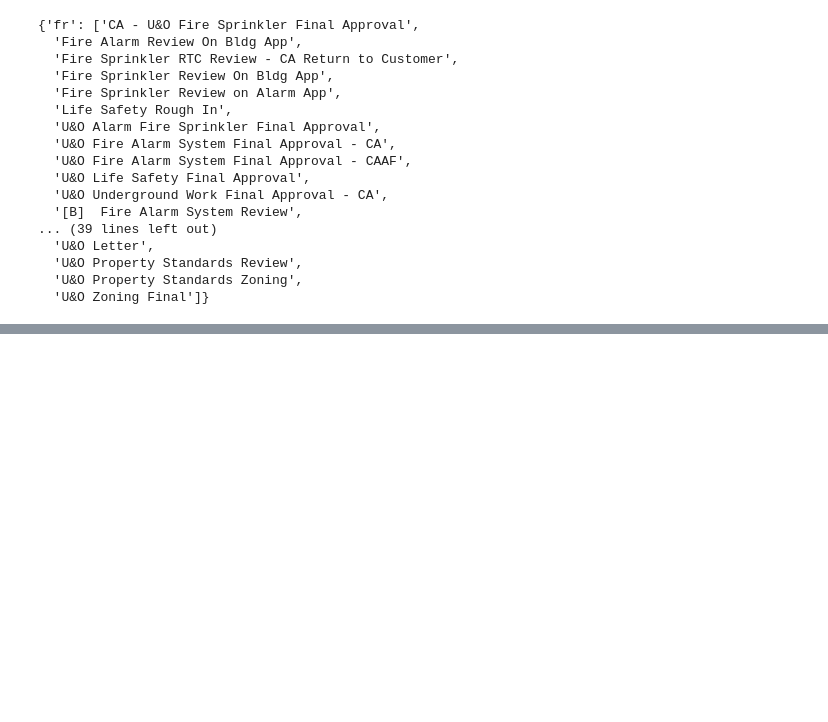
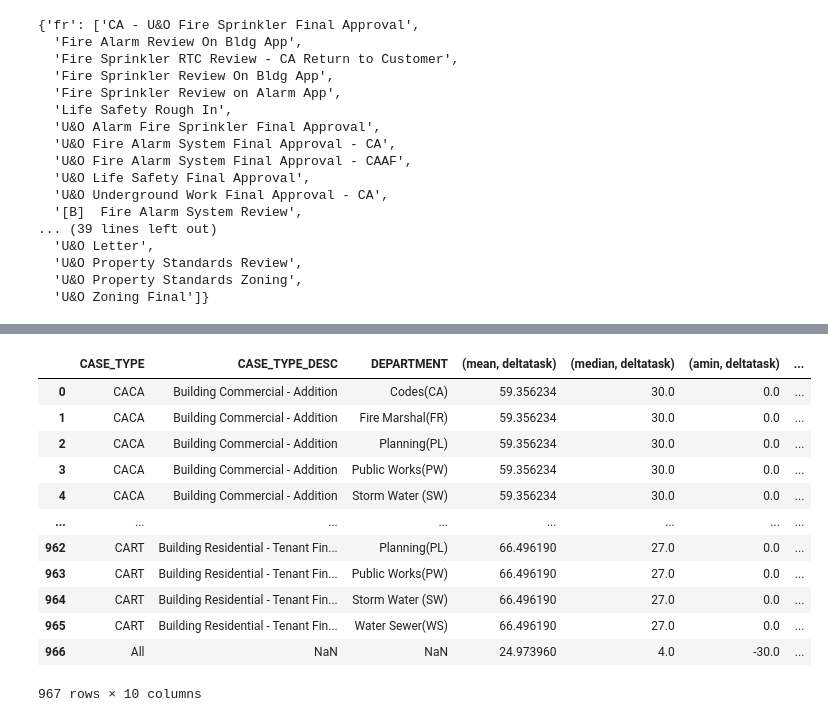
Before and after one commit to Z-Dot13/metro_codes_building_permits-moneyball, a Jupyter notebook: notebooks/combinedataframes.ipynb, the cells around one changed output, grey strips where cells are left out. Saved outputs shown, nothing was run; the diff lists cells and outputs as text; code cells hidden in the pictures; blank space fills up the shorter version.

```diff
--- a/notebooks/combinedataframes.ipynb
+++ b/notebooks/combinedataframes.ipynb
@@ -18,3 +18,11 @@ ws = pd.read_csv('../data/Initiated Building Permits (WS Tasks) 3yr.csv',
                  parse_dates=['Date_Initiated','Date_Issued','Task_Complete_Date'])
 u_o = pd.read_csv('../data/Initiated Building Permits 3yr (Temp-Final U_O).csv',
                   parse_dates=['Date_Initiated','Date_Issued','Temp U&O Complete Date','Final U&O Complete Date'])
+# %%
+department = [['Codes(CA)', ca],
+              ['Fire Marshal(FR)', fr],
+              ['Planning(PL)', pl],
+              ['Public Works(PW)', pw],
+              ['Storm Water (SW)', sw],
+              ['Water Sewer(WS)', ws] ]
+df_list = list()
@@ -21,3 +43,12 @@ u_o = pd.read_csv('../data/Initiated Building Permits 3yr (Temp-Final U_O).csv',
+# %%
+#from Patrick
+for a,b in department:
+    ct = b[['CASE_TYPE', 'CASE_TYPE_DESC']].copy()
+    ct['DEPARTMENT'] = a
+    ct_clean = ct.value_counts().reset_index().drop(columns=[0])
+    df_list.append(ct_clean)
+ct_df = pd.concat(df_list).sort_values(by =['CASE_TYPE', 'DEPARTMENT'])
+ct_df
 # %%
 list_dept = {'fr':fr,'pl':pl,'pw':pw,'sw':sw,'ws':ws,'ca':ca}
 convert_dict = {'CASE_TYPE': 'category',
@@ -133,0 +180,16 @@ all_pivot
+# %%
+all_pivot_label
+# %% [output]
+|  | CASE_TYPE | CASE_TYPE_DESC | DEPARTMENT | (mean, deltatask) | (median, deltatask) | (amin, deltatask) | ... |
+| 0 | CACA | Building Commercial - Addition | Codes(CA) | 59.356234 | 30.0 | 0.0 | ... |
+| 1 | CACA | Building Commercial - Addition | Fire Marshal(FR) | 59.356234 | 30.0 | 0.0 | ... |
+| 2 | CACA | Building Commercial - Addition | Planning(PL) | 59.356234 | 30.0 | 0.0 | ... |
+| 3 | CACA | Building Commercial - Addition | Public Works(PW) | 59.356234 | 30.0 | 0.0 | ... |
+| 4 | CACA | Building Commercial - Addition | Storm Water (SW) | 59.356234 | 30.0 | 0.0 | ... |
+| ... | ... | ... | ... | ... | ... | ... | ... |
+| 962 | CART | Building Residential - Tenant Fin... | Planning(PL) | 66.496190 | 27.0 | 0.0 | ... |
+| 963 | CART | Building Residential - Tenant Fin... | Public Works(PW) | 66.496190 | 27.0 | 0.0 | ... |
+| 964 | CART | Building Residential - Tenant Fin... | Storm Water (SW) | 66.496190 | 27.0 | 0.0 | ... |
+| 965 | CART | Building Residential - Tenant Fin... | Water Sewer(WS) | 66.496190 | 27.0 | 0.0 | ... |
+| 966 | All | NaN | NaN | 24.973960 | 4.0 | -30.0 | ... |
+967 rows × 10 columns
```
Also changed, not shown: parts of 8 cells of this notebook, 3 other files.
